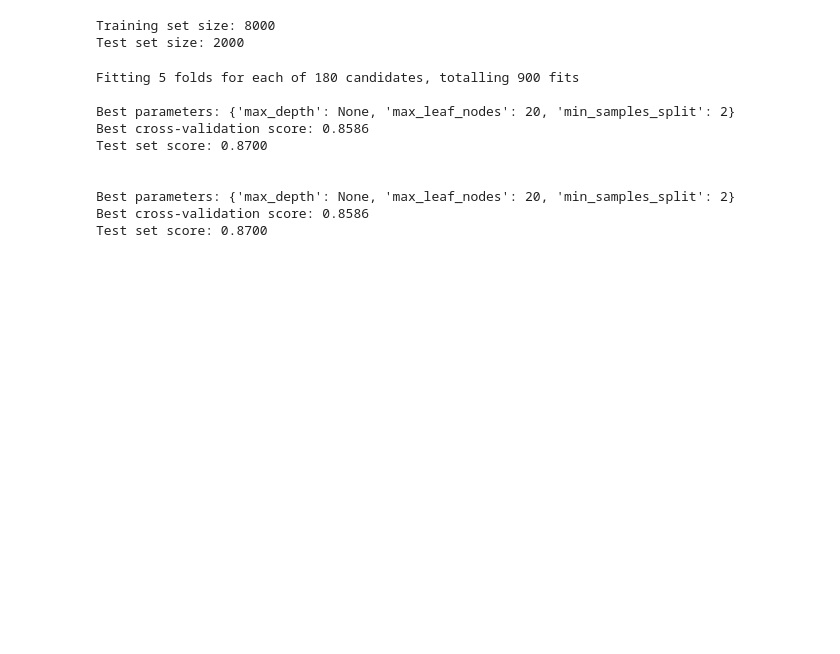
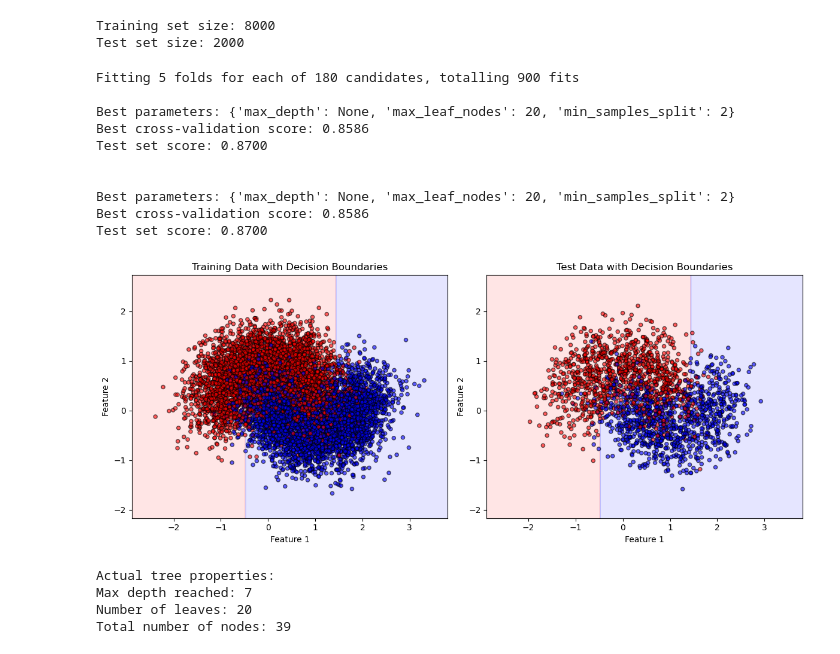
Before and after one commit to McSavage/FIN220, a Jupyter notebook: lectures/HandsOn_Chapter6/06_scribbles.ipynb, the cells around one changed output. Drawn from its saved outputs; the diff is of its cells as text; code cells hidden in the pictures; blank space fills up the shorter version.

```diff
--- a/lectures/HandsOn_Chapter6/06_scribbles.ipynb
+++ b/lectures/HandsOn_Chapter6/06_scribbles.ipynb
@@ -61,3 +58,56 @@ Test set score: 0.8700
 Best parameters: {'max_depth': None, 'max_leaf_nodes': 20, 'min_samples_split': 2}
 Best cross-validation score: 0.8586
 Test set score: 0.8700
+# %%
+import matplotlib.pyplot as plt
+from matplotlib.colors import ListedColormap
+
+# Get the best model from grid search
+best_tree = grid_search.best_estimator_
+
+# Create a mesh to plot decision boundaries
+x_min, x_max = X_train[:, 0].min() - 0.5, X_train[:, 0].max() + 0.5
+y_min, y_max = X_train[:, 1].min() - 0.5, X_train[:, 1].max() + 0.5
+xx, yy = np.meshgrid(np.linspace(x_min, x_max, 200),
+                     np.linspace(y_min, y_max, 200))
+
+# Predict on the mesh
+Z = best_tree.predict(np.c_[xx.ravel(), yy.ravel()])
+Z = Z.reshape(xx.shape)
+
+# Create the plot
+plt.figure(figsize=(12, 5))
+
+# Plot 1: Training data with decision boundaries
+plt.subplot(1, 2, 1)
+plt.contourf(xx, yy, Z, alpha=0.3, cmap=ListedColormap(['#FFAAAA', '#AAAAFF']))
+plt.scatter(X_train[:, 0], X_train[:, 1], c=y_train, cmap=ListedColormap(['#FF0000', '#0000FF']),
+            edgecolors='k', s=20, alpha=0.6)
+plt.xlabel('Feature 1')
+plt.ylabel('Feature 2')
+plt.title('Training Data with Decision Boundaries')
+
+# Plot 2: Test data with decision boundaries
+plt.subplot(1, 2, 2)
+plt.contourf(xx, yy, Z, alpha=0.3, cmap=ListedColormap(['#FFAAAA', '#AAAAFF']))
+plt.scatter(X_test[:, 0], X_test[:, 1], c=y_test, cmap=ListedColormap(['#FF0000', '#0000FF']),
+            edgecolors='k', s=20, alpha=0.6)
+plt.xlabel('Feature 1')
+plt.ylabel('Feature 2')
+plt.title('Test Data with Decision Boundaries')
+
+plt.tight_layout()
+plt.show()
+# %% [output]
+[figure, added]
+# %%
+# Check the actual properties of the best tree
+print("Actual tree properties:")
+print(f"Max depth reached: {best_tree.get_depth()}")
+print(f"Number of leaves: {best_tree.get_n_leaves()}")
+print(f"Total number of nodes: {best_tree.tree_.node_count}")
+# %% [output]
+Actual tree properties:
+Max depth reached: 7
+Number of leaves: 20
+Total number of nodes: 39
```
Also changed, not shown: parts of 1 cell of this notebook, 1 other file.
